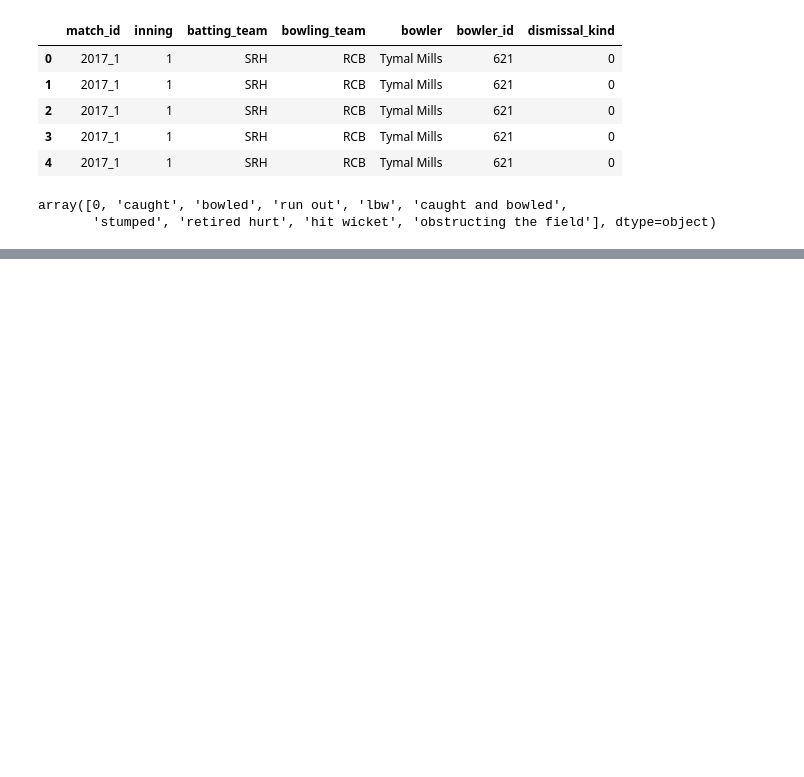
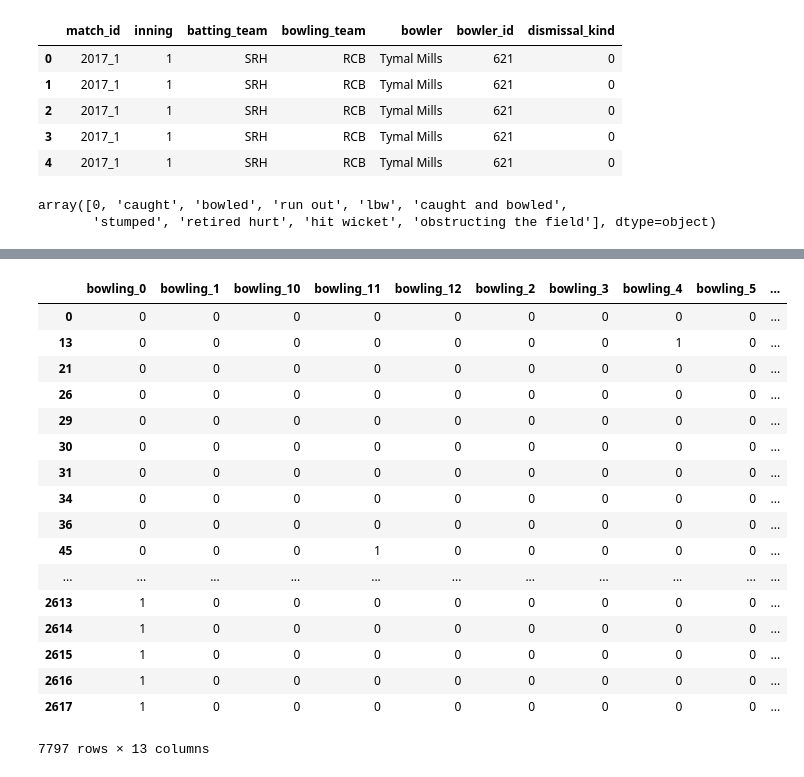
Before and after one commit to venugopalshetty1/datahackIPL, a Jupyter notebook: prediction_preprocessing.ipynb, the cells around one changed output, grey strips where cells are left out. Drawn from its saved outputs; the diff is of its cells as text; code cells hidden in the pictures; blank space fills up the shorter version.

```diff
--- a/prediction_preprocessing.ipynb
+++ b/prediction_preprocessing.ipynb
@@ -88,0 +199,2 @@ from sklearn.tree import DecisionTreeRegressor
+# %%
+combined_data=pa.concat([batsman_score,ipl_2018_final])
@@ -88,0 +203,6 @@ from sklearn.tree import DecisionTreeRegressor
+# %%
+combined_data['batting_team']="batting_"+combined_data['batting_team'].apply(str)
+# %%
+combined_data['bowling_team']="bowling_"+combined_data['bowling_team'].apply(str)
+# %%
+combined_data['venue_id']="venue_id_"+combined_data['venue_id'].apply(str)
@@ -88,0 +211,21 @@ from sklearn.tree import DecisionTreeRegressor
+# %%
+pa.get_dummies(combined_data['bowling_team'])
+# %% [output]
+|  | bowling_0 | bowling_1 | bowling_10 | bowling_11 | bowling_12 | bowling_2 | bowling_3 | bowling_4 | bowling_5 | ... |
+| 0 | 0 | 0 | 0 | 0 | 0 | 0 | 0 | 0 | 0 | ... |
+| 13 | 0 | 0 | 0 | 0 | 0 | 0 | 0 | 1 | 0 | ... |
+| 21 | 0 | 0 | 0 | 0 | 0 | 0 | 0 | 0 | 0 | ... |
+| 26 | 0 | 0 | 0 | 0 | 0 | 0 | 0 | 0 | 0 | ... |
+| 29 | 0 | 0 | 0 | 0 | 0 | 0 | 0 | 0 | 0 | ... |
+| 30 | 0 | 0 | 0 | 0 | 0 | 0 | 0 | 0 | 0 | ... |
+| 31 | 0 | 0 | 0 | 0 | 0 | 0 | 0 | 0 | 0 | ... |
+| 34 | 0 | 0 | 0 | 0 | 0 | 0 | 0 | 0 | 0 | ... |
+| 36 | 0 | 0 | 0 | 0 | 0 | 0 | 0 | 0 | 0 | ... |
+| 45 | 0 | 0 | 0 | 1 | 0 | 0 | 0 | 0 | 0 | ... |
+| ... | ... | ... | ... | ... | ... | ... | ... | ... | ... | ... |
+| 2613 | 1 | 0 | 0 | 0 | 0 | 0 | 0 | 0 | 0 | ... |
+| 2614 | 1 | 0 | 0 | 0 | 0 | 0 | 0 | 0 | 0 | ... |
+| 2615 | 1 | 0 | 0 | 0 | 0 | 0 | 0 | 0 | 0 | ... |
+| 2616 | 1 | 0 | 0 | 0 | 0 | 0 | 0 | 0 | 0 | ... |
+| 2617 | 1 | 0 | 0 | 0 | 0 | 0 | 0 | 0 | 0 | ... |
+7797 rows × 13 columns
```
Also changed, not shown: parts of 76 cells of this notebook.
